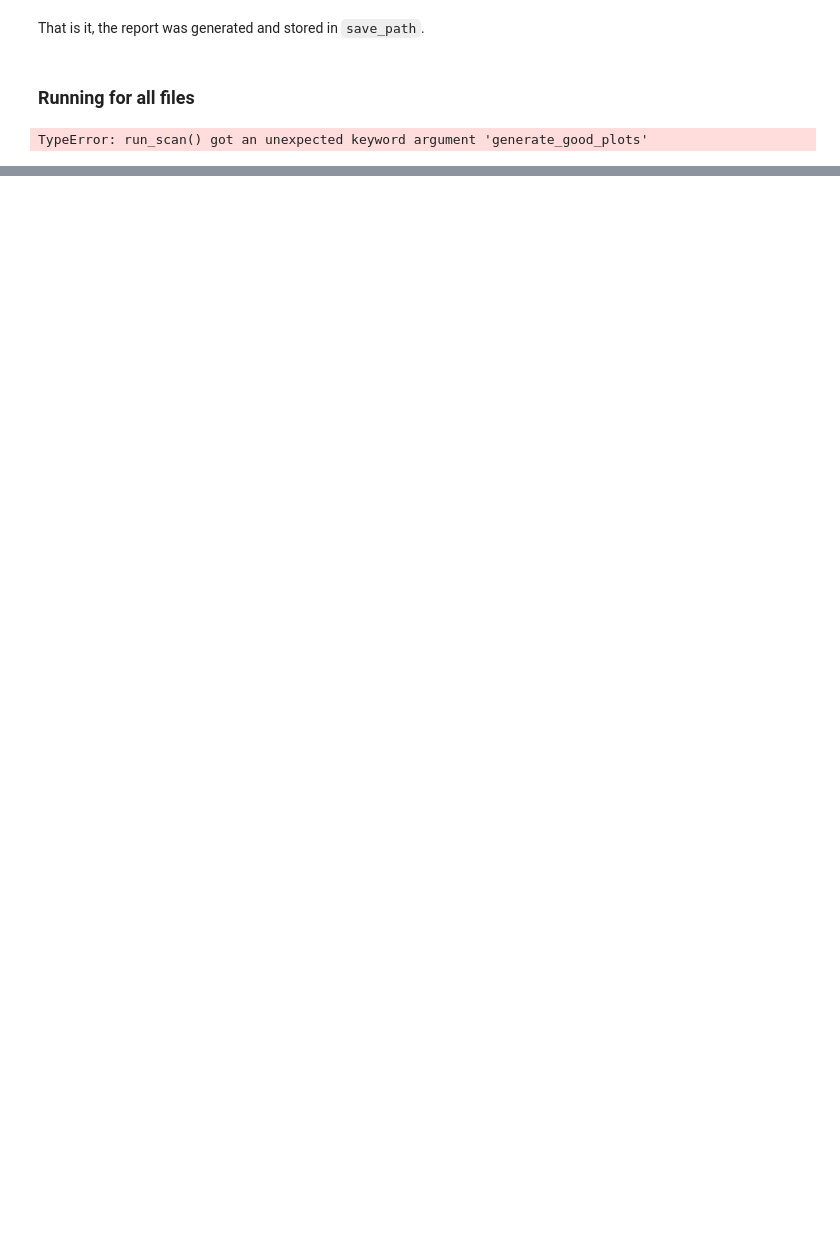
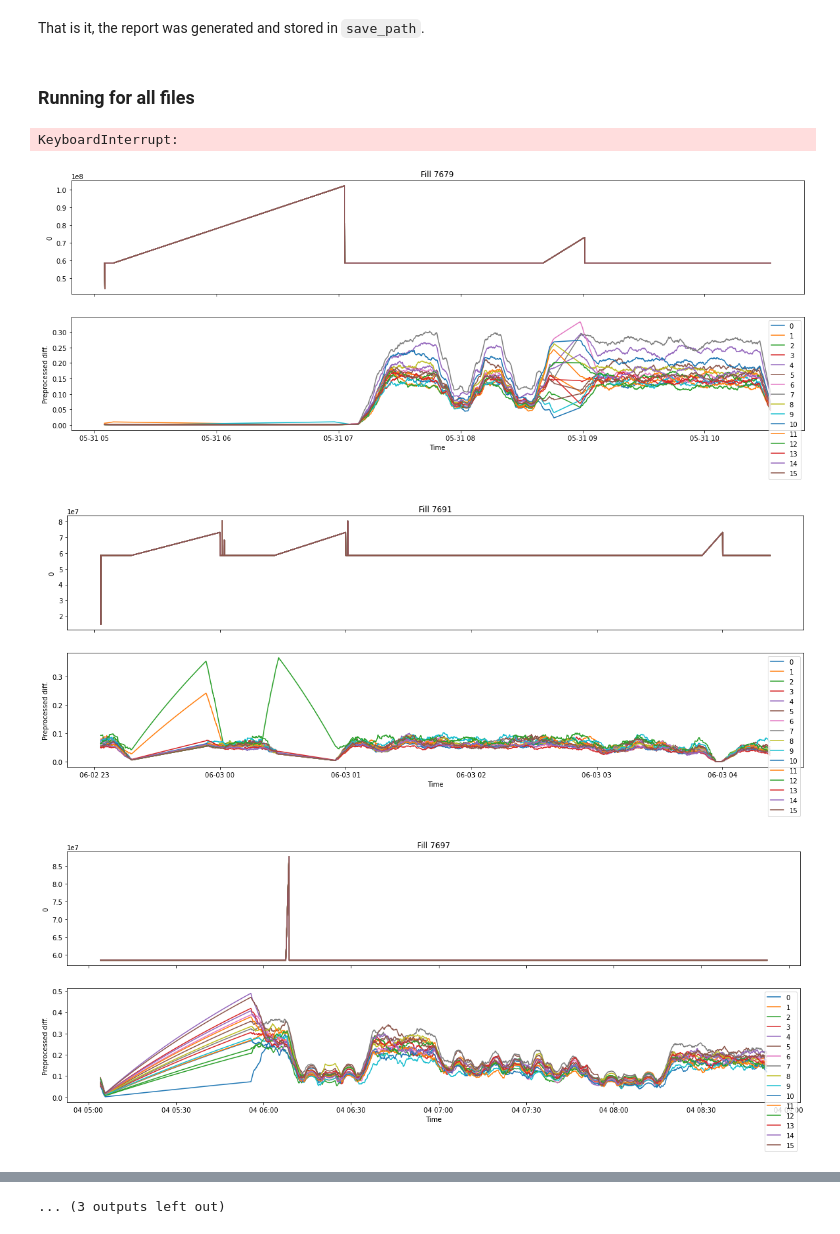
Before and after one commit to munozariasjm/plt-anomaly-detector, a Jupyter notebook: examples/detection.ipynb, the cells around one changed output, grey strips where cells are left out. Cells and saved outputs as stored; diff of their text form; code cells hidden in the pictures; blank space fills up the shorter version.

```diff
--- a/examples/detection.ipynb
+++ b/examples/detection.ipynb
@@ -46,10 +48,13 @@ That is it, the report was generated and stored in `save_path`.
 # %%
 AnomalySearcher().run_scan(
     mount_path="/afs/cern.ch/user/j/jmunozar/private/ProjectsSummer2022/Files/mnt22",
     output_path="/afs/cern.ch/user/j/jmunozar/private/ProjectsSummer2022/MeetingResults",
     make_anomalous_plots=True,
-    overwrite=True,
+    overwrite=False,
     progress_bar=True,
 )
 # %% [output]
-TypeError: run_scan() got an unexpected keyword argument 'generate_good_plots'
+KeyboardInterrupt:
+[figure, added]
+[figure, added]
+[figure, added]
@@ -55,0 +69 @@ TypeError: run_scan() got an unexpected keyword argument 'generate_good_plots'
+... (3 outputs left out)
```
Also changed, not shown: parts of 3 cells of this notebook, 38 other files.
